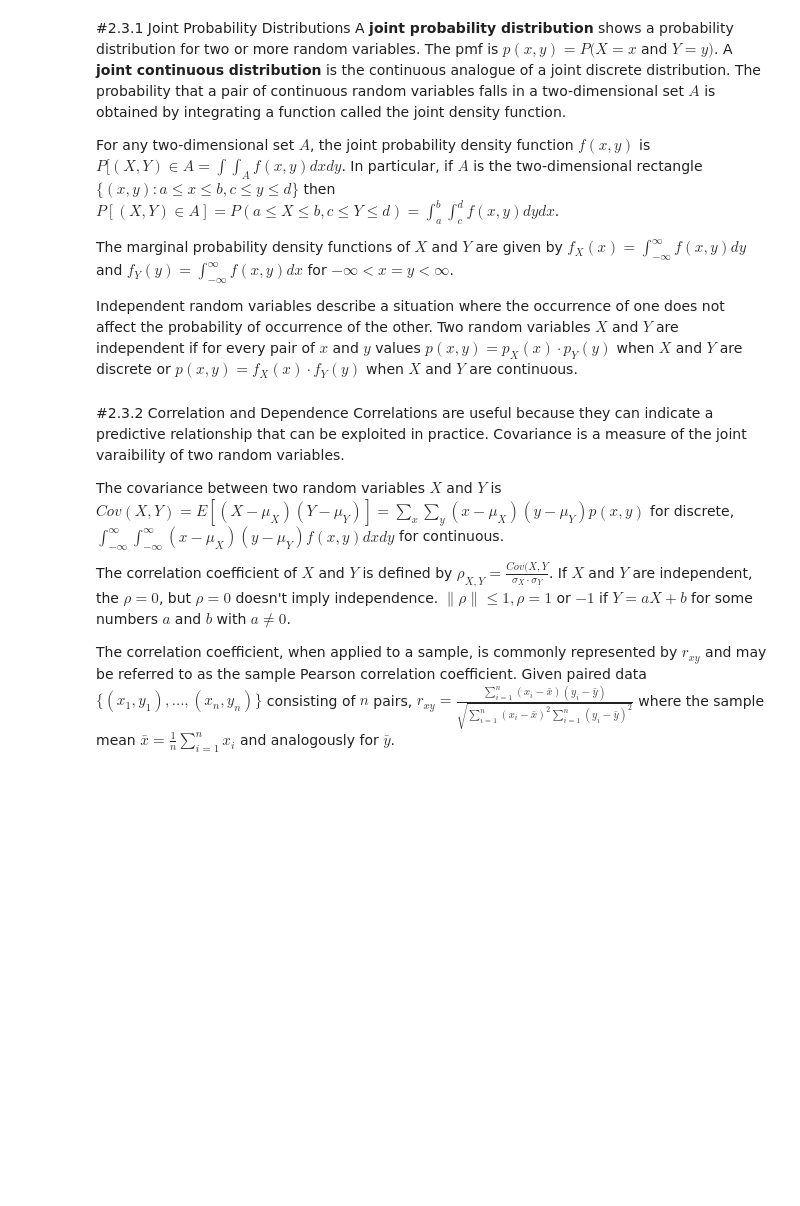
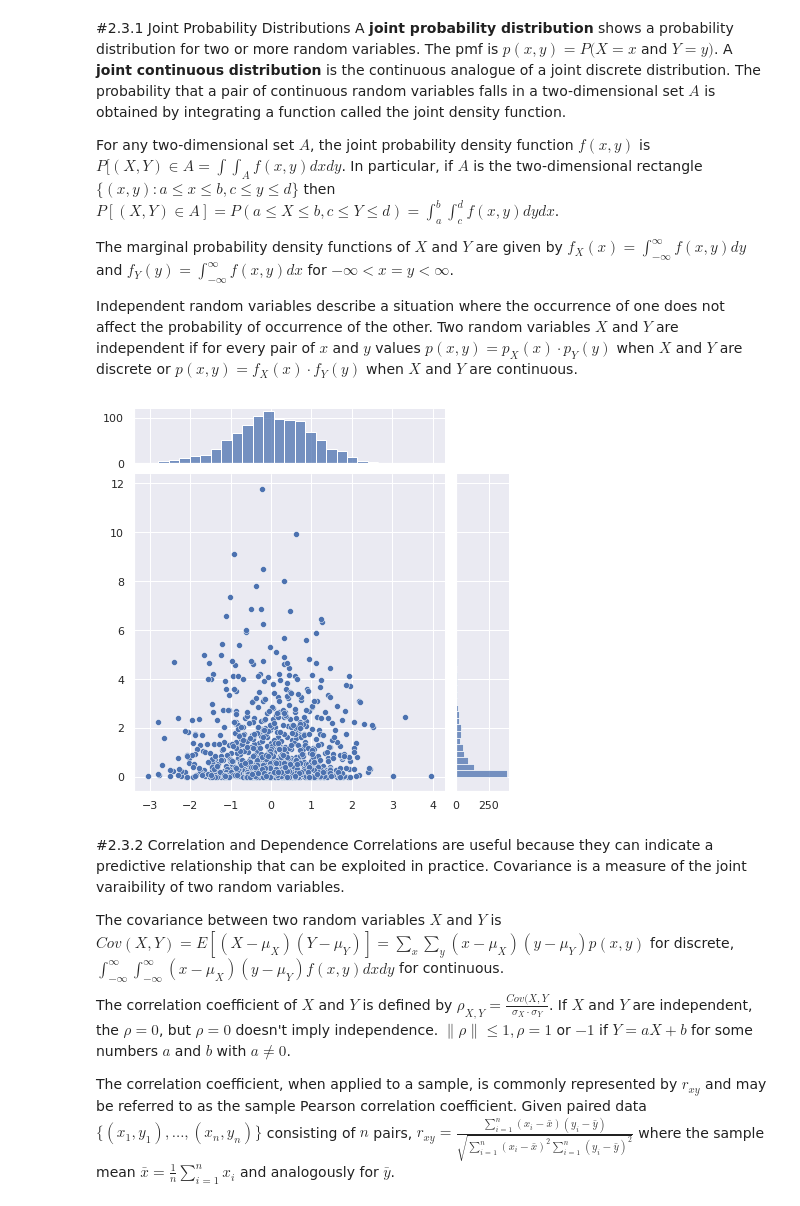
Before and after one commit to aaronyu888/mat-494-notebooks, a Jupyter notebook: Independent_Variables_and_Random_Samples.ipynb, the cells around one changed output. Drawn from its saved outputs; the diff is of its cells as text; code cells hidden in the pictures; blank space fills up the shorter version.

```diff
--- a/Independent_Variables_and_Random_Samples.ipynb
+++ b/Independent_Variables_and_Random_Samples.ipynb
@@ -12,6 +12,25 @@ For any two-dimensional set $A$, the joint probability density function $f(x,y)$
 The marginal probability density functions of $X$ and $Y$ are given by $f_X(x) = \int_{-\infty}^\infty f(x,y)dy$ and $f_Y(y) = \int_{-\infty}^\infty f(x,y)dx$ for $-\infty < x = y < \infty$.
 
 Independent random variables describe a situation where the occurrence of one does not affect the probability of occurrence of the other. Two random variables $X$ and  $Y$ are independent if for every pair of $x$ and $y$ values $p(x,y) = p_X(x) \cdot p_Y(y)$ when $X$ and $Y$ are discrete or $p(x,y) = f_X(x) \cdot f_Y(y)$ when $X$ and $Y$ are continuous.
+# %%
+import numpy as np
+import matplotlib.pyplot as plt
+import seaborn as sns
+import pandas as pd
+from scipy.stats import pearsonr
+
+# Gaussian distributed
+np.random.seed(1)
+n = 1000
+x = np.random.randn(n)
+y = np.random.randn(n)**2
+
+# joint distribution f(x,y) with marginal distributions on axes
+sns.set()
+sns.jointplot(x,y, kind = 'scatter', marginal_ticks=True)
+plt.show()
+# %% [output]
+[figure, added]
 # %% [markdown]
 #2.3.2 Correlation and Dependence
 Correlations are useful because they can indicate a predictive relationship that can be exploited in practice. Covariance is a measure of the joint varaibility of two random variables.
```
Also changed, not shown: parts of 2 cells of this notebook.
